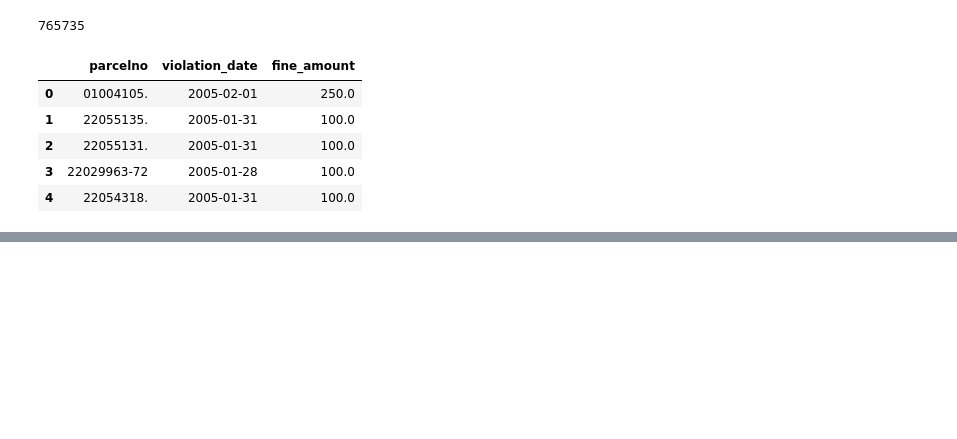
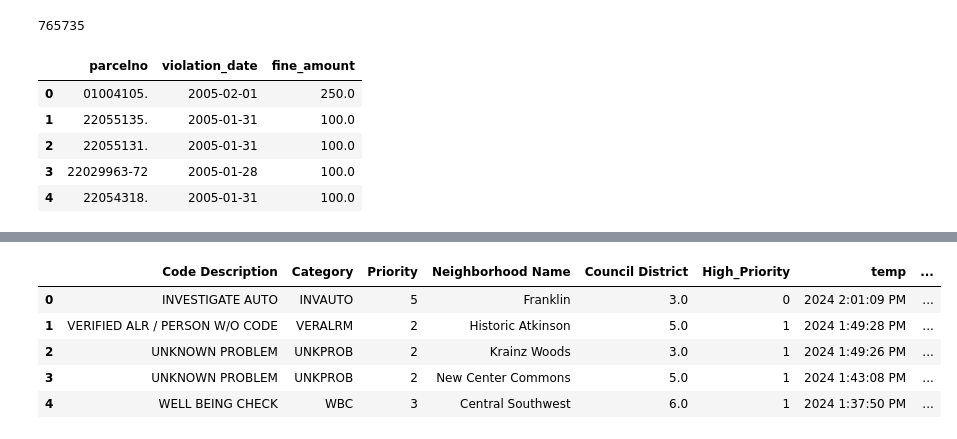
Before and after one commit to data-4700/city-of-detroit, a Jupyter notebook: detroit_housing.ipynb, the cells around one changed output, grey strips where cells are left out. Saved outputs shown, nothing was run; the diff lists cells and outputs as text; code cells hidden in the pictures; blank space fills up the shorter version.

Commit message:
added police data
police data organized by neighborhood, also changed upload to be via google drive mount

```diff
--- a/detroit_housing.ipynb
+++ b/detroit_housing.ipynb
@@ -124,0 +141,12 @@ parcels2.head(10)
+# %%
+police =pd.read_csv('/content/drive/MyDrive/detroit data/Police_Serviced_911_Calls_805604165310935371.csv')
+police1 = police.loc[:,['Code Description','Category','Priority','Call Time','Neighborhood Name','Council District']]
+# %%
+group1 = ['P', '1','2','3']
+def p1(Priority):
+  if Priority in group1:
+    return 1
+  else:
+    return 0
+police1['High_Priority'] = police1['Priority'].apply(p1)
+police1.head()
@@ -124,0 +160,16 @@ parcels2.head(10)
+# %%
+police1[['Month','Day', 'temp']] = police1['Call Time'].str.split('/',expand=True)
+police1=police1.drop(columns=['Call Time','Month','Day'])
+def getYear(y):
+ if y:
+  return y[0:4]
+
+police1['Year'] = police1['temp'].apply(getYear)
+police1.head()
+# %% [output]
+|  | Code Description | Category | Priority | Neighborhood Name | Council District | High_Priority | temp | ... |
+| 0 | INVESTIGATE AUTO | INVAUTO | 5 | Franklin | 3.0 | 0 | 2024 2:01:09 PM | ... |
+| 1 | VERIFIED ALR / PERSON W/O CODE | VERALRM | 2 | Historic Atkinson | 5.0 | 1 | 2024 1:49:28 PM | ... |
+| 2 | UNKNOWN PROBLEM | UNKPROB | 2 | Krainz Woods | 3.0 | 1 | 2024 1:49:26 PM | ... |
+| 3 | UNKNOWN PROBLEM | UNKPROB | 2 | New Center Commons | 5.0 | 1 | 2024 1:43:08 PM | ... |
+| 4 | WELL BEING CHECK | WBC | 3 | Central Southwest | 6.0 | 1 | 2024 1:37:50 PM | ... |
```
Also changed, not shown: parts of 11 cells of this notebook.
